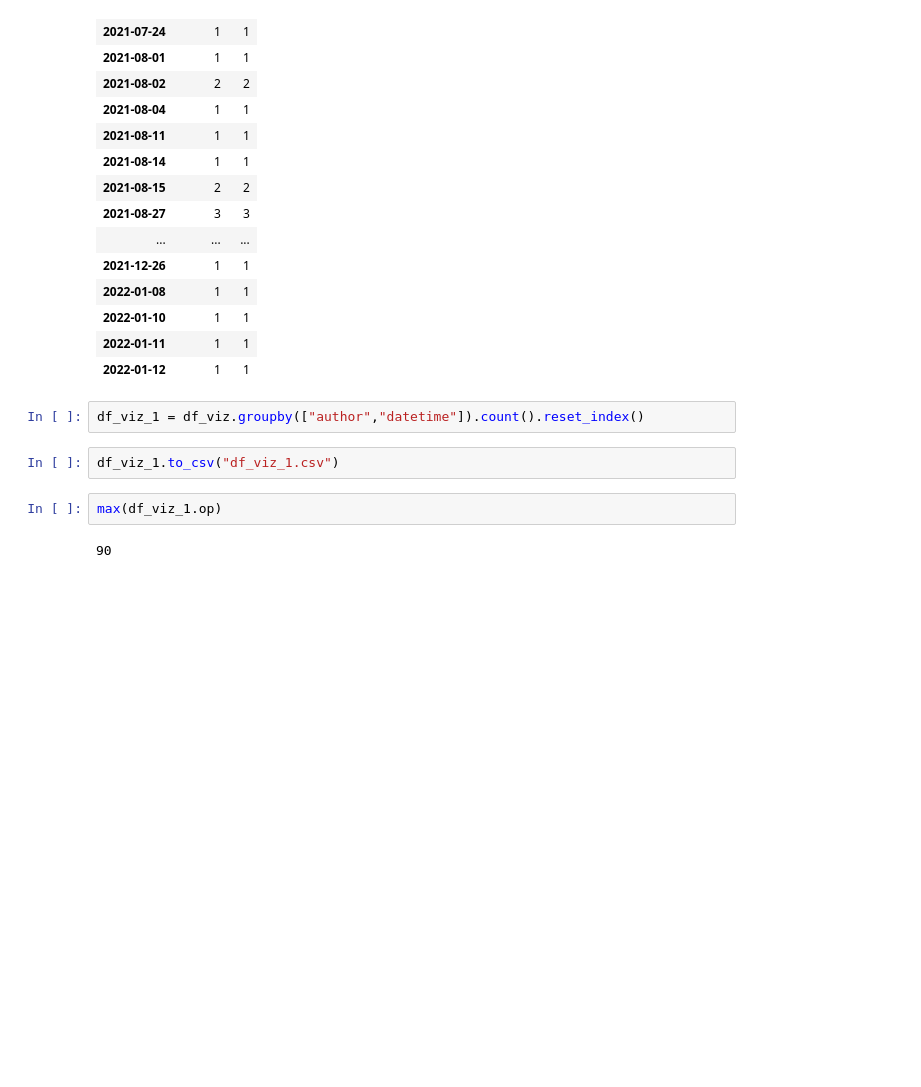
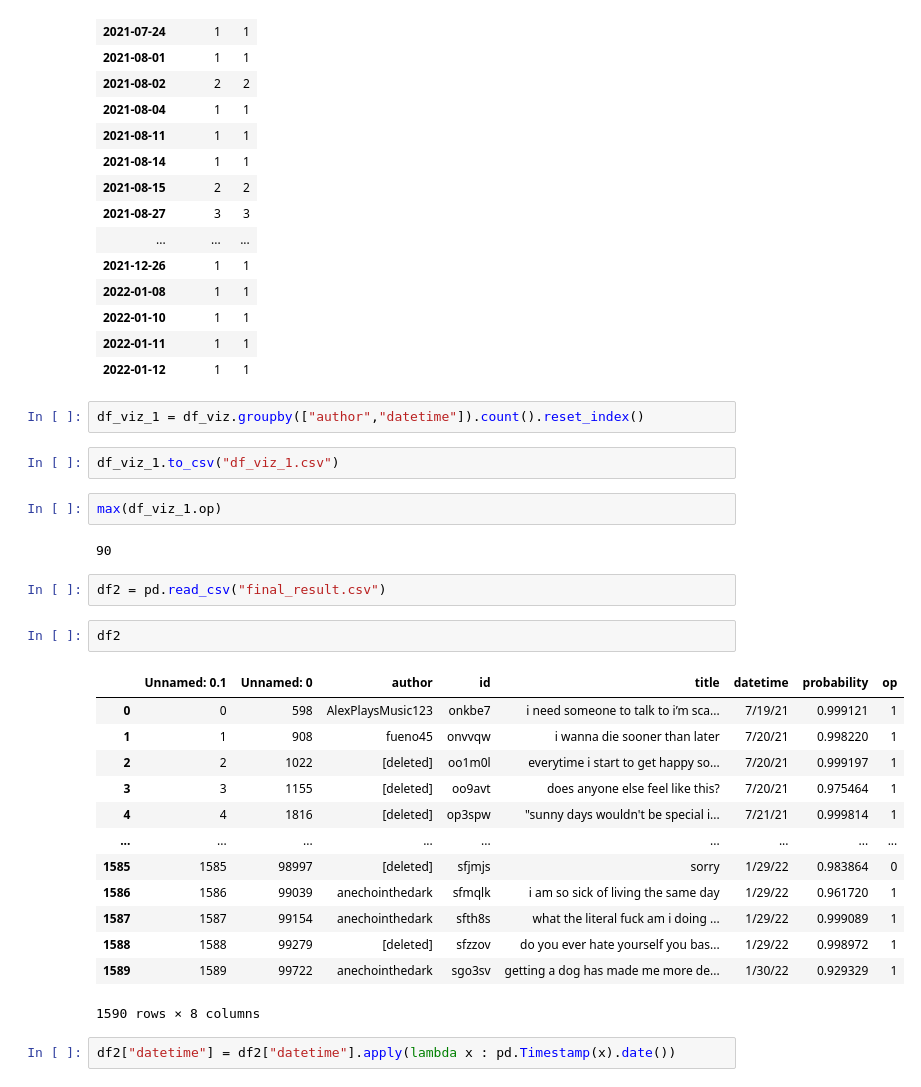
Before and after one commit to sujayk96/SocialAI, a Jupyter notebook: Untitled.ipynb, the cells around one changed output. Drawn from its saved outputs; the diff is of its cells as text; blank space fills up the shorter version.

```diff
--- a/Untitled.ipynb
+++ b/Untitled.ipynb
@@ -175,3 +175,23 @@ df_viz_1.to_csv("df_viz_1.csv")
 max(df_viz_1.op)
 # %% [output]
 90
+# %%
+df2 = pd.read_csv("final_result.csv")
+# %%
+df2
+# %% [output]
+|  | Unnamed: 0.1 | Unnamed: 0 | author | id | title | datetime | probability | op |
+| 0 | 0 | 598 | AlexPlaysMusic123 | onkbe7 | i need someone to talk to i’m sca... | 7/19/21 | 0.999121 | 1 |
+| 1 | 1 | 908 | fueno45 | onvvqw | i wanna die sooner than later | 7/20/21 | 0.998220 | 1 |
+| 2 | 2 | 1022 | [deleted] | oo1m0l | everytime i start to get happy so... | 7/20/21 | 0.999197 | 1 |
+| 3 | 3 | 1155 | [deleted] | oo9avt | does anyone else feel like this? | 7/20/21 | 0.975464 | 1 |
+| 4 | 4 | 1816 | [deleted] | op3spw | "sunny days wouldn't be special i... | 7/21/21 | 0.999814 | 1 |
+| ... | ... | ... | ... | ... | ... | ... | ... | ... |
+| 1585 | 1585 | 98997 | [deleted] | sfjmjs | sorry | 1/29/22 | 0.983864 | 0 |
+| 1586 | 1586 | 99039 | anechointhedark | sfmqlk | i am so sick of living the same day | 1/29/22 | 0.961720 | 1 |
+| 1587 | 1587 | 99154 | anechointhedark | sfth8s | what the literal fuck am i doing ... | 1/29/22 | 0.999089 | 1 |
+| 1588 | 1588 | 99279 | [deleted] | sfzzov | do you ever hate yourself you bas... | 1/29/22 | 0.998972 | 1 |
+| 1589 | 1589 | 99722 | anechointhedark | sgo3sv | getting a dog has made me more de... | 1/30/22 | 0.929329 | 1 |
+1590 rows × 8 columns
+# %%
+df2["datetime"] = df2["datetime"].apply(lambda x : pd.Timestamp(x).date())
```
Also changed, not shown: parts of 5 cells of this notebook, 6 other files.
